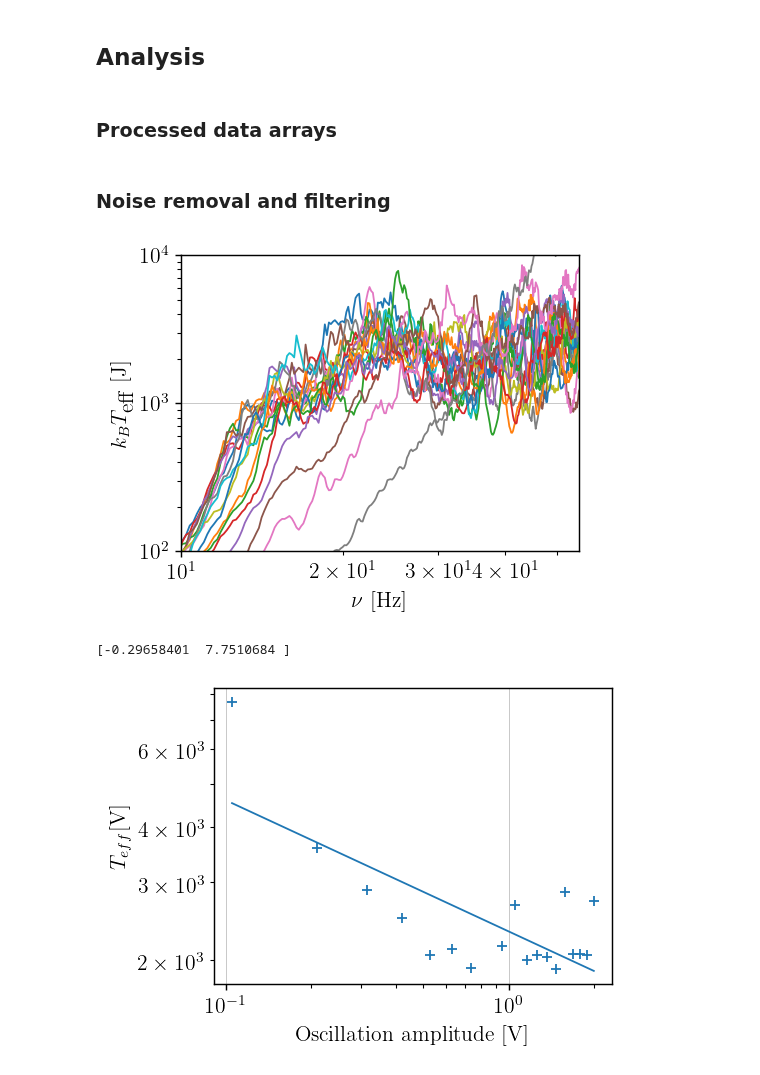
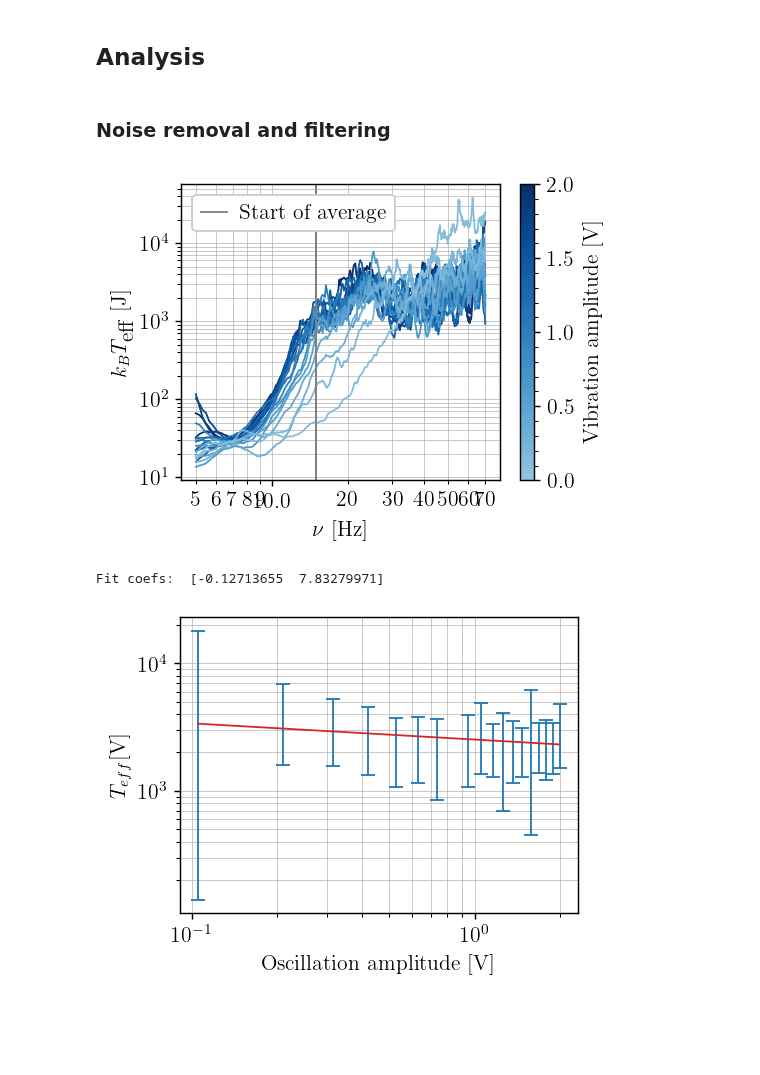
Before and after one commit to TomVdt/TPIII, a Jupyter notebook: 05-milieux-granulaires/analyse/exp2_psd.ipynb, the cells around one changed output. Drawn from its saved outputs; the diff is of its cells as text; code cells hidden in the pictures; blank space fills up the shorter version.

Commit message:
Incertitudes Teff vs vibrampl

```diff
--- a/05-milieux-granulaires/analyse/exp2_psd.ipynb
+++ b/05-milieux-granulaires/analyse/exp2_psd.ipynb
@@ -29,5 +29,3 @@ data = load("250321-exp7")
 WARNING: data is fucked for ../data/250321-exp7/250321-exp7_step11.txt
 # %% [markdown]
 ## Analysis
-# %% [markdown]
-### Processed data arrays
@@ -80,36 +75,65 @@ for i, step in enumerate(data[:-1]):
         plt.ylabel("Im $\\chi$")
         plt.show()
 # %%
+avg_lim = 15
+kB_Teff = []
+Teff = []
+avg_kB_Teff = []
+avg_kB_Teff_err = []
+
+max_amplitude = max(step.imposed_vibration for step in data)
+min_amplitude = min(step.imposed_vibration for step in data)
+cmap = truncate_colormap(plt.cm.Blues, 0.4, 1.0)
+norm = mpl.colors.Normalize(vmin=min_amplitude, vmax=max_amplitude)
+
+fig, ax = plt.subplots()
 for i, step in enumerate(data[:-1]):
     kB_Teff.append((averaged_psd[i] * 2*np.pi*step.freqs) / (4 *averaged_chi_im[i]))
     Teff.append(kB_Teff[i]/ BOLTZMANN_CONSTANT_JOULE)
 
-    avg_kB_Teff.append(np.mean(kB_Teff[i]))
-    plt.loglog(step.freqs, kB_Teff[i])
-    plt.xlim(10,55)
-    plt.ylim(1e2, 1e4)
+    avg_kB_Teff.append(np.mean(kB_Teff[i][step.freqs > avg_lim]))
+    avg_kB_Teff_err.append(np.std(kB_Teff[i][step.freqs > avg_lim]))
+
+    color = cmap(step.imposed_vibration / max_amplitude)
+    plt.loglog(step.freqs, kB_Teff[i], c=color)
+    # plt.xlim(10,55)
+    # plt.ylim(1e2, 1e4)
     plt.xlabel(r"$\nu$ [Hz]")
     plt.ylabel(r"$k_B T_\textrm{eff}$ [J]")
+    vline = plt.axvline(avg_lim)
+
+plt.grid(True, 'minor')
+ax.xaxis.set_major_formatter(ScalarFormatter())
+ax.xaxis.set_minor_formatter(ScalarFormatter())
+fig.colorbar(plt.cm.ScalarMappable(norm, cmap), ax=ax, label='Vibration amplitude [V]')
+plt.legend([vline], ["Start of average"])
+plt.show()
 # %% [output]
-[figure, old version]
+[figure, new version]
 # %%
+# Teff vs amplitude d'oscillation
 amplitudes = np.array([step.imposed_vibration for step in data[:-1]])
-plt.scatter(amplitudes, avg_kB_Teff)
+plt.errorbar(amplitudes, avg_kB_Teff,
+             yerr=avg_kB_Teff_err,
+             ls=''
+             )
 
-# Weighted fit
+# Fit
 xx = np.linspace(min(amplitudes), max(amplitudes), 50)
+coefs, cov = np.polyfit(np.log(amplitudes), np.log(avg_kB_Teff), 1, cov=True, w=1/np.array(avg_kB_Teff_err))
+yy = np.polyval(coefs, np.log(xx))
+plt.plot((xx), np.exp(yy),
+         c='C3', ls='-')
+print("Fit coefs: ", coefs)
 
-coefs, cov = np.polyfit(np.log(amplitudes), np.log(avg_kB_Teff), 1, cov=True)
-yy = np.polyval(coefs, np.log(xx))
-plt.plot((xx), np.exp(yy))
-print(coefs)
-
+# Fig params
 plt.xscale('log')
 plt.yscale('log')
 plt.xlabel("Oscillation amplitude [V]")
-plt.ylabel("$T_{eff}$[V]")
+plt.ylabel("$T_{{eff}}$[V]")
 
+plt.grid(True, 'minor')
 plt.show()
 # %% [output]
-[-0.29658401  7.7510684 ]
+Fit coefs:  [-0.12713655  7.83279971]
-[figure, old version]
+[figure, new version]
```
Also changed, not shown: parts of 2 cells of this notebook.
